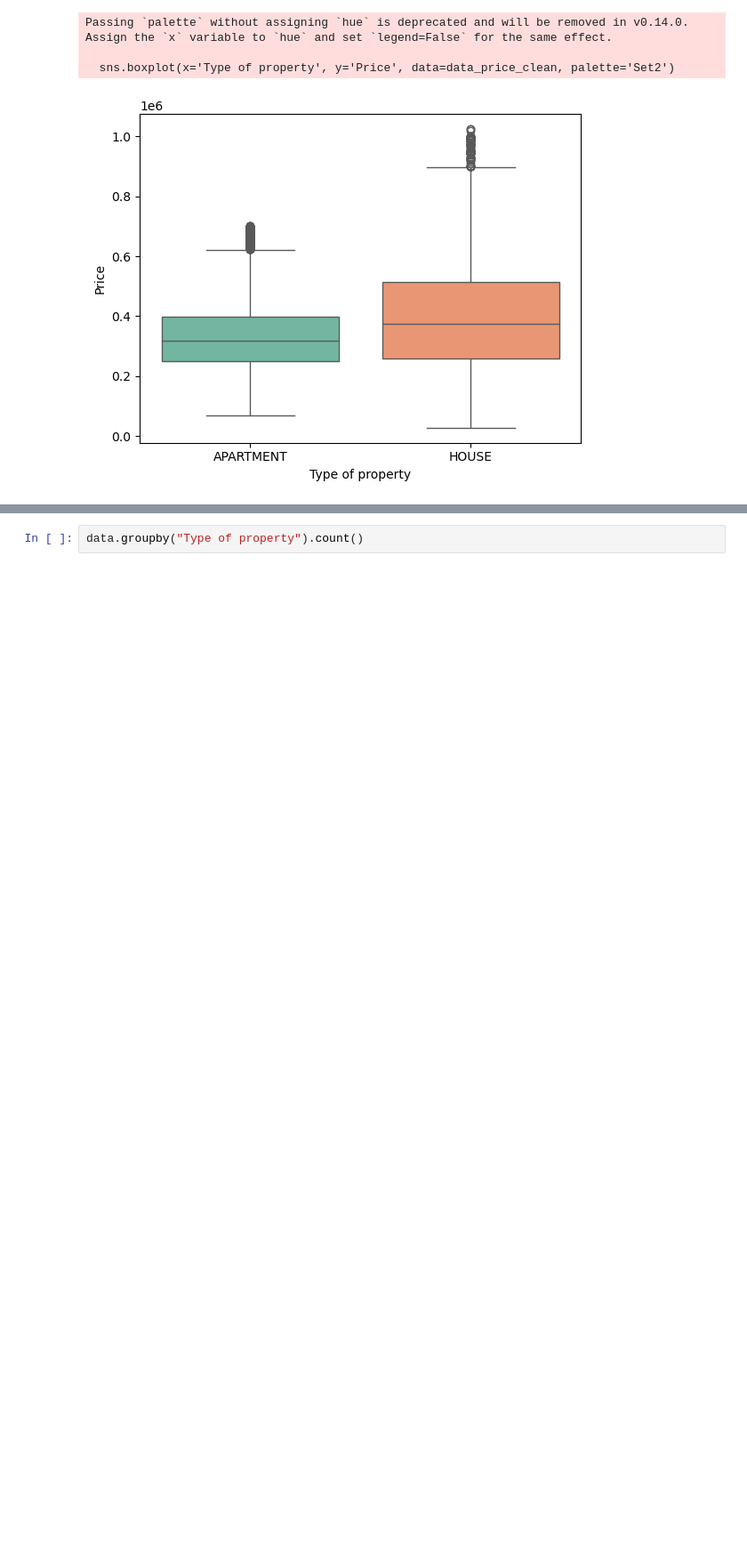
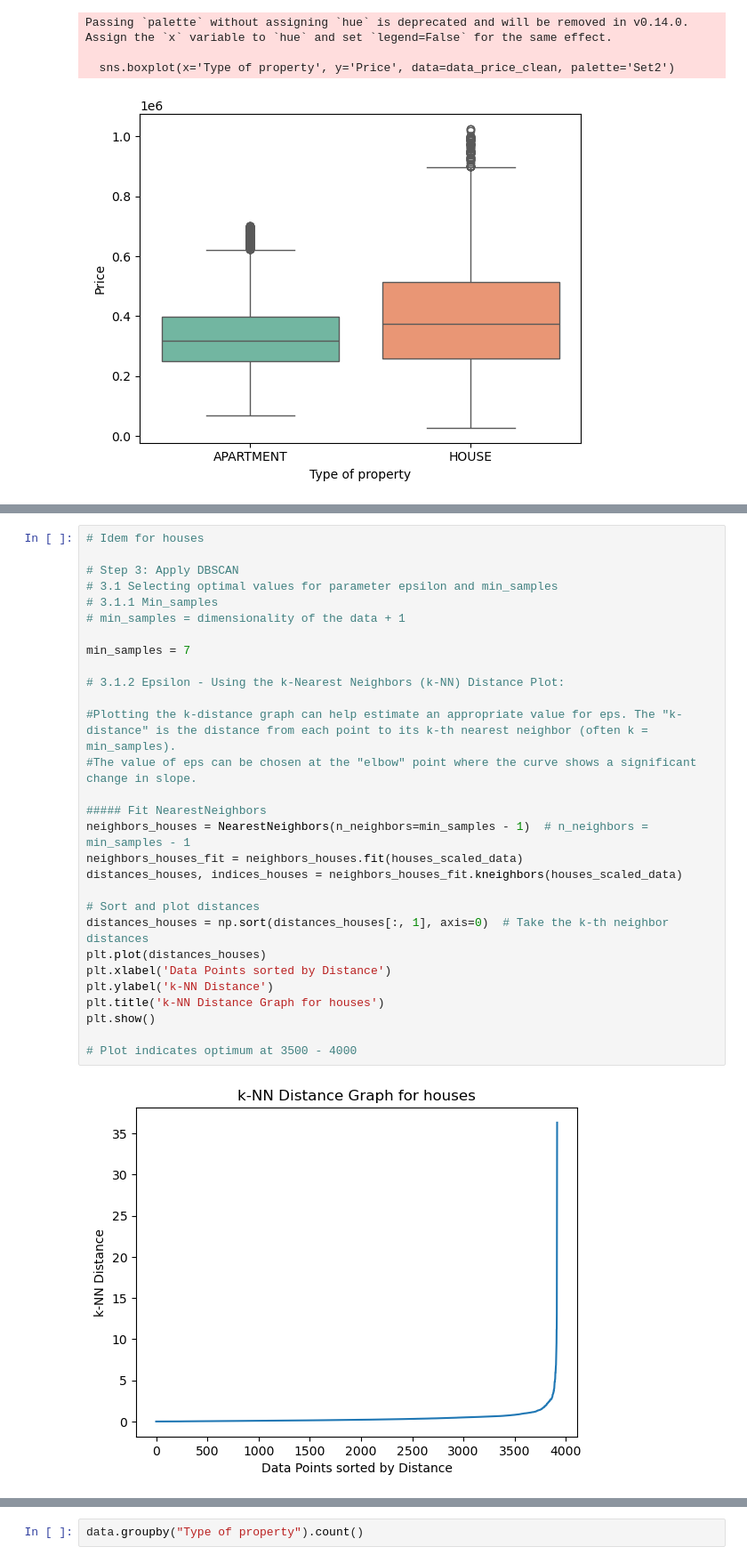
Before and after one commit to kvnpotter/ImmoData-EDA, a Jupyter notebook: DataCleaningKevin.ipynb, the cells around one changed output, grey strips where cells are left out. Shown at 89% size. Drawn from its saved outputs; the diff is of its cells as text; blank space fills up the shorter version.

```diff
--- a/DataCleaningKevin.ipynb
+++ b/DataCleaningKevin.ipynb
@@ -783,0 +955,31 @@ Deal with other outliers using DBSCAN on Euclidian distance
+# %%
+# Idem for houses
+
+# Step 3: Apply DBSCAN
+# 3.1 Selecting optimal values for parameter epsilon and min_samples
+# 3.1.1 Min_samples
+# min_samples = dimensionality of the data + 1
+
+min_samples = 7
+
+# 3.1.2 Epsilon - Using the k-Nearest Neighbors (k-NN) Distance Plot:
+
+#Plotting the k-distance graph can help estimate an appropriate value for eps. The "k-distance" is the distance from each point to its k-th nearest neighbor (often k = min_samples).
+#The value of eps can be chosen at the "elbow" point where the curve shows a significant change in slope.
+
+##### Fit NearestNeighbors
+neighbors_houses = NearestNeighbors(n_neighbors=min_samples - 1)  # n_neighbors = min_samples - 1
+neighbors_houses_fit = neighbors_houses.fit(houses_scaled_data)
+distances_houses, indices_houses = neighbors_houses_fit.kneighbors(houses_scaled_data)
+
+# Sort and plot distances
+distances_houses = np.sort(distances_houses[:, 1], axis=0)  # Take the k-th neighbor distances
+plt.plot(distances_houses)
+plt.xlabel('Data Points sorted by Distance')
+plt.ylabel('k-NN Distance')
+plt.title('k-NN Distance Graph for houses')
+plt.show()
+
+# Plot indicates optimum at 3500 - 4000
+# %% [output]
+[figure, added]
```
Also changed, not shown: parts of 12 cells of this notebook.
